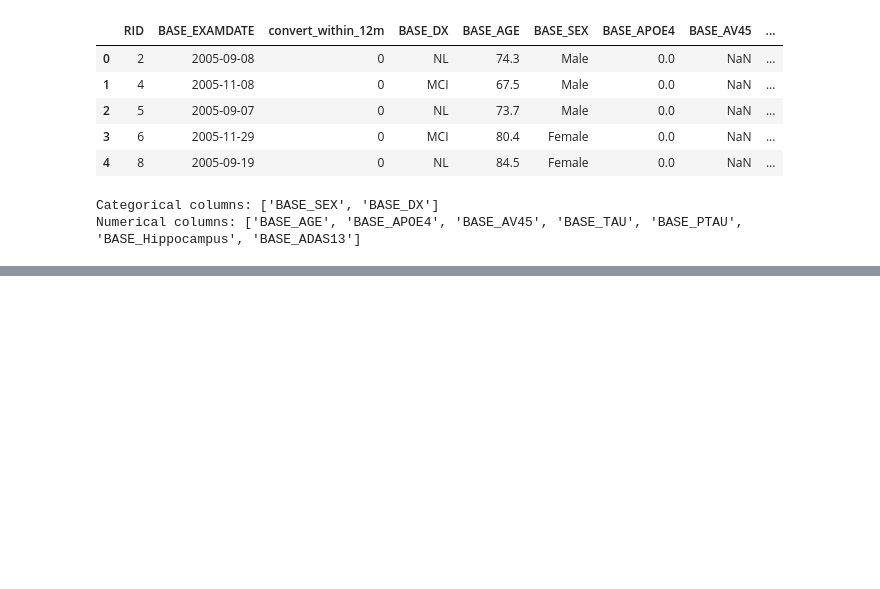
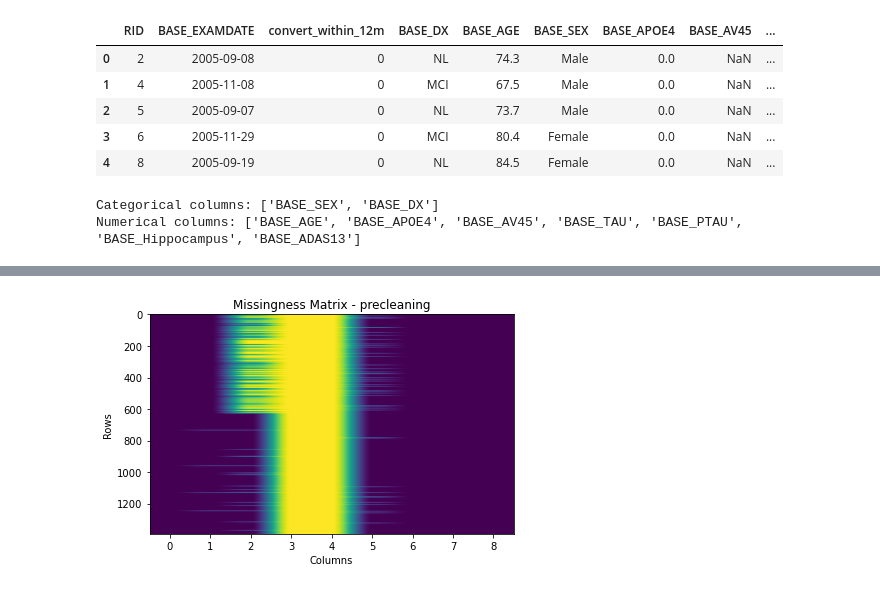
Before and after one commit to jdaly67/ANDI-project, a Jupyter notebook: ISM645-Final Project-John Daly.ipynb, the cells around one changed output, grey strips where cells are left out. Cells and saved outputs as stored; diff of their text form; code cells hidden in the pictures; blank space fills up the shorter version.

```diff
--- a/ISM645-Final Project-John Daly.ipynb
+++ b/ISM645-Final Project-John Daly.ipynb
@@ -214,3 +214,13 @@ Duplicate baseline rows by RID: 0
 | BASE_PTAU | 0.0 | NaN | NaN | NaN | NaN | NaN | NaN | NaN |
 | BASE_Hippocampus | 1350.0 | 7001.314815 | 1110.839765 | 3281.000000 | 6232.250000 | 7078.00000 | 7748.750000 | 11068.00000 |
 | BASE_ADAS13 | 1392.0 | 13.827809 | 7.009212 | 0.000000 | 8.585000 | 13.00000 | 18.330000 | 43.00000 |
+# %%
+#'Missingness' matrix--a 2D view of missing data
+plt.figure()
+miss = df_baseline[numeric_cols + categorical_cols].isnull().astype(int).values
+plt.imshow(miss, aspect='auto')
+plt.title("Missingness Matrix - precleaning")
+plt.xlabel("Columns"); plt.ylabel("Rows")
+plt.tight_layout(); plt.savefig(FIG_DIR / "missing_before_clean.png"); plt.show()
+# %% [output]
+[figure, added]
```
Also changed, not shown: parts of 2 cells of this notebook.
